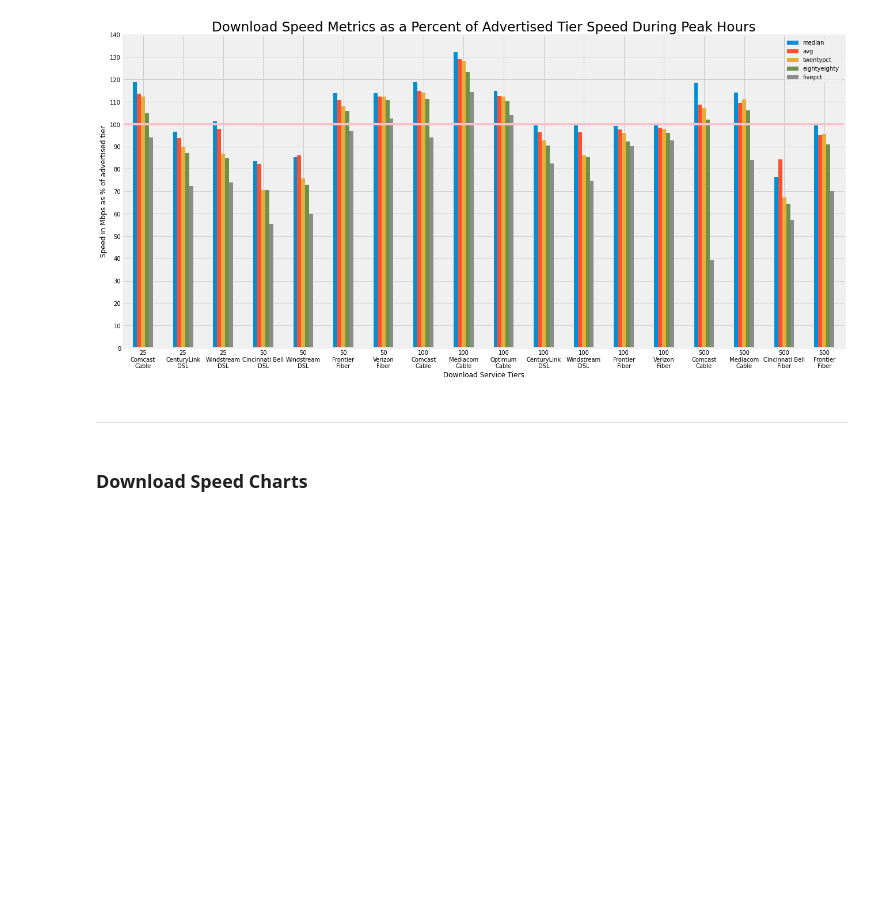
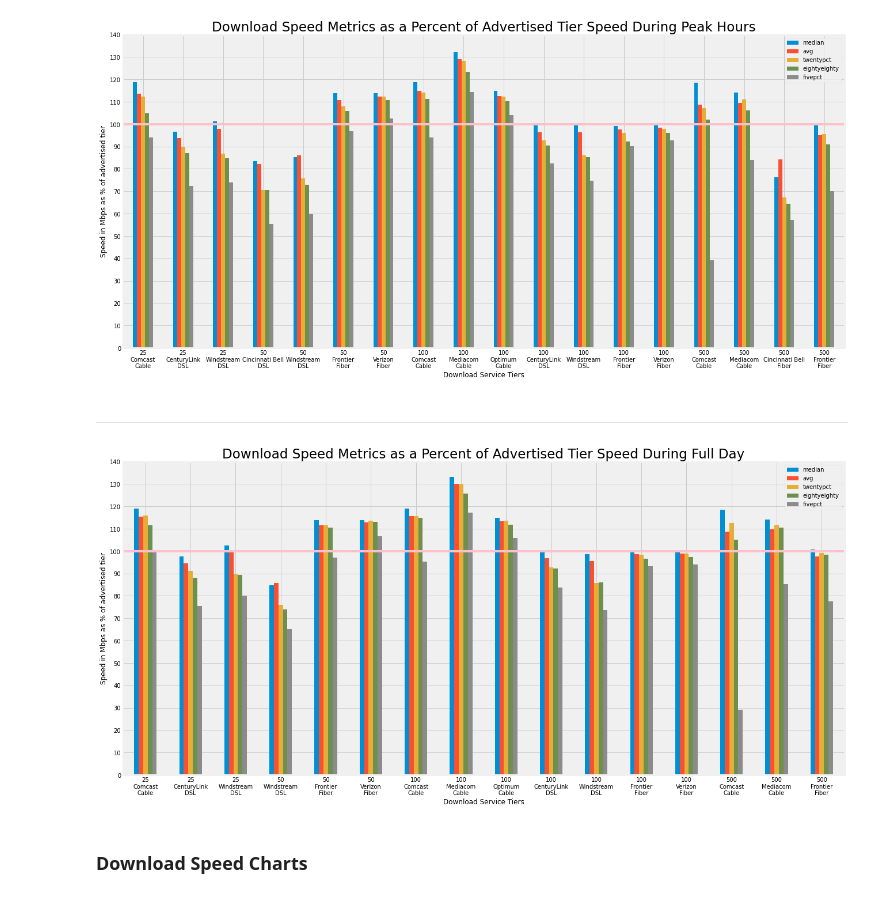
Before and after one commit to afreund415/MBA-broadband-research, a Jupyter notebook: MBA Upload and Download Speed Metric Charts Multiple Concurrent TCP Connections .ipynb, the cells around one changed output. Cells and saved outputs as stored; diff of their text form; code cells hidden in the pictures; blank space fills up the shorter version.

Commit message:
added fullday chart for selected tiers

```diff
--- a/MBA Upload and Download Speed Metric Charts Multiple Concurrent TCP Connections .ipynb
+++ b/MBA Upload and Download Speed Metric Charts Multiple Concurrent TCP Connections .ipynb
@@ -553,6 +553,34 @@ plt.show()
 [figure]
 # %% [markdown]
 <hr>
+# %%
+dslTiersF = normDDSL[(normDDSL['tier'] == 25) | (normDDSL['tier'] == 50) | (normDDSL['tier'] == 100)]
+cableTiersF = normDCable[(normDCable['tier'] == 25) | (normDCable['tier'] == 100) | (normDCable['tier'] == 500)]
+fiberTiersF = normDFiber[(normDFiber['tier'] == 50) | (normDFiber['tier'] ==100) | (normDFiber['tier'] == 500)]
+# %%
+# creates selected tier summary chart
+framesF = [dslTiersF, cableTiersF, fiberTiersF]
+selectTierTechF = pd.concat(framesF)
+selectTierTechF = selectTierTechF.sort_values(by=['tier', 'tech'])
+# %%
+chartData = selectTierTechF
+
+ax = chartData.plot(x = "ispTech", y = [ 'median', 'avg', 'twentypct', 'eightyeighty', 'fivepct'],  kind = 'bar', stacked = False,
+                   fontsize = 10, rot = 0, figsize = (20,10), grid = True)
+
+
+plt.yticks(np.arange(0, 150, 10))
+plt.axhline(y = 100, color = 'pink', linestyle = '-')
+
+
+ax.set_xlabel('Download Service Tiers')
+ax.set_ylabel('Speed in Mbps as % of advertised tier')
+ax.set_title('Download Speed Metrics as a Percent of Advertised Tier Speed During Full Day', fontsize=23)
+
+
+plt.show()
+# %% [output]
+[figure, added]
 # %% [markdown]
 <h3> Download Speed Charts
 # %%
```
